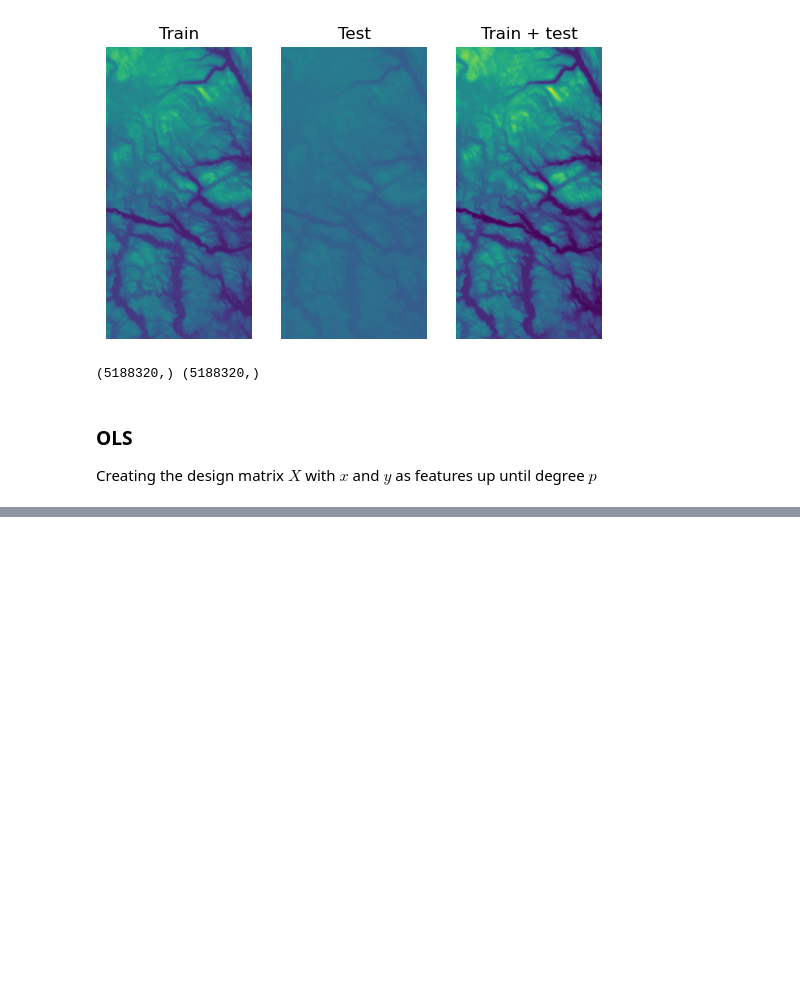
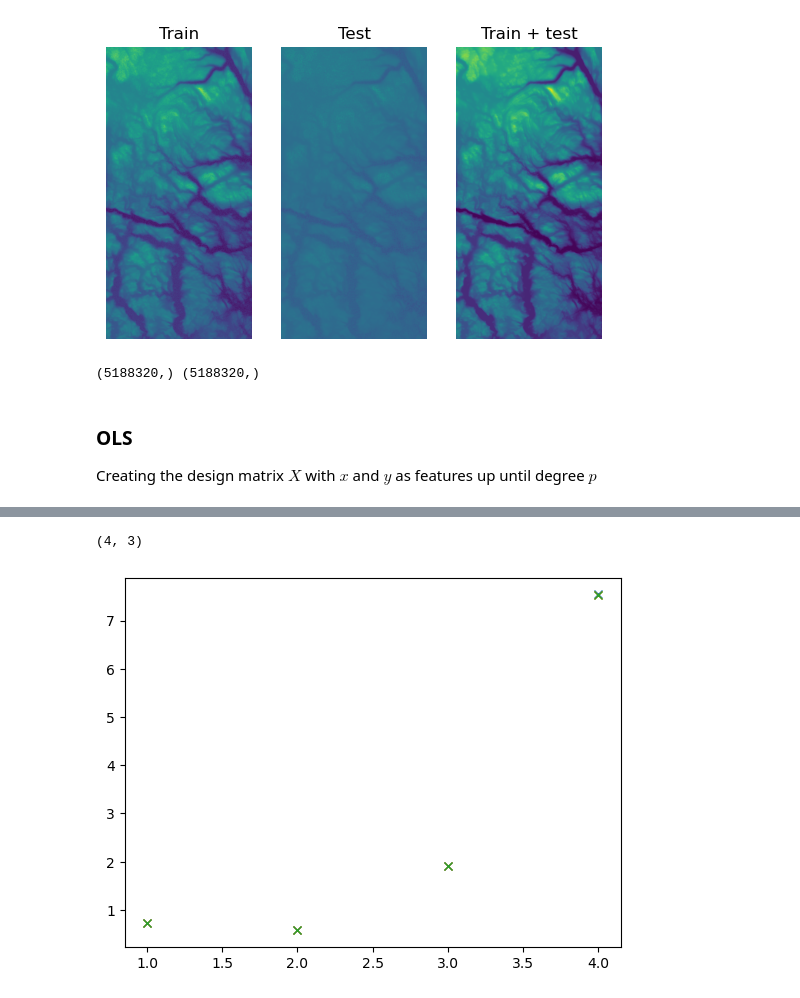
Before and after one commit to blakkisrud/MachineLearningProject1, a Jupyter notebook: src/geographic.ipynb, the cells around one changed output, grey strips where cells are left out. Drawn from its saved outputs; the diff is of its cells as text; code cells hidden in the pictures; blank space fills up the shorter version.

```diff
--- a/src/geographic.ipynb
+++ b/src/geographic.ipynb
@@ -151,0 +308,29 @@ print(X_train.shape, X_test.shape)
+# %%
+from sklearn.linear_model import Ridge, Lasso
+
+pvals = list(range(1, 5))
+avals = [1, 2, 3]
+
+# mse_train_vals = np.ones((len(pvals), len(avals))
+mse_test_vals_1 = np.ones(shape=(len(pvals), len(avals)))
+mse_test_vals_2 = np.ones(shape=(len(pvals), len(avals)))
+
+
+for i, p in enumerate(pvals):
+    X_train = create_2d_polynomial_design_matrix(x_train, y_train, pmax=p)
+    X_test = create_2d_polynomial_design_matrix(x_test, y_test, pmax=p)
+    for j, a in enumerate(avals):
+        print(p, a, end="\t")
+        m1 = Ridge(alpha=a, fit_intercept=False)
+        m2 = Lasso(alpha=a, fit_intercept=False)
+        m1.fit(X_train, values_train)
+        m2.fit(X_train, values_train)
+
+        zhat_test_1 = m1.predict(X_test)
+        zhat_test_2 = m2.predict(X_test)
+
+        mse_test_1, mse_test_2 = mean_squared_error(values_test, zhat_test_1), mean_squared_error(values_test, zhat_test_2)
+        print(mse_test_1, mse_test_2)
+
+        mse_test_vals_1[i, j] = mse_test_1
+        mse_test_vals_2[i, j] = mse_test_2
@@ -151,0 +350,12 @@ print(X_train.shape, X_test.shape)
+# %%
+print(mse_test_vals_1.shape)
+plt.figure()
+for j in range(mse_test_vals_1.shape[1]):
+    a = avals[j]
+    plt.plot(pvals, mse_test_vals_1[:, j], "x", label=f"idge $\alpha$={a:.1f}")
+
+#plt.legend()
+plt.show()
+# %% [output]
+(4, 3)
+[figure, added]
```
Also changed, not shown: parts of 11 cells of this notebook.
